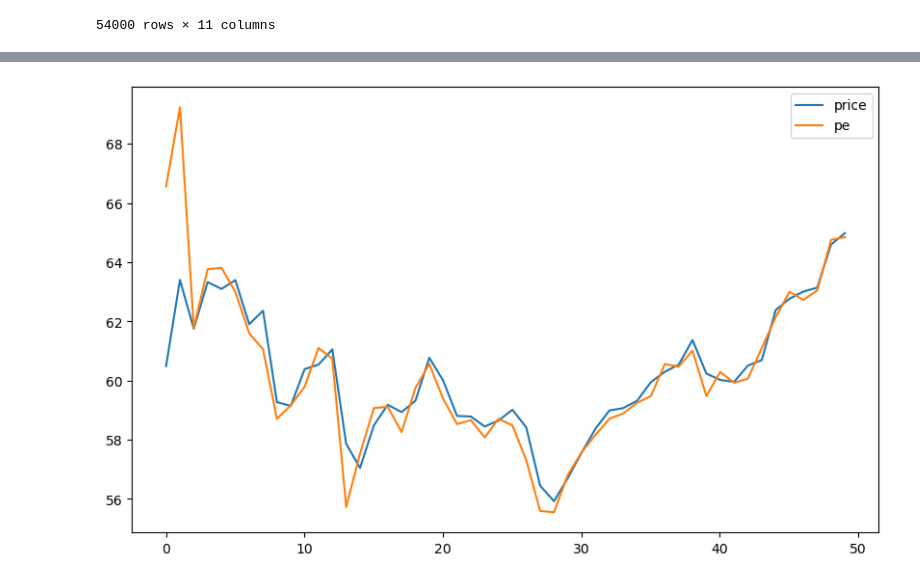
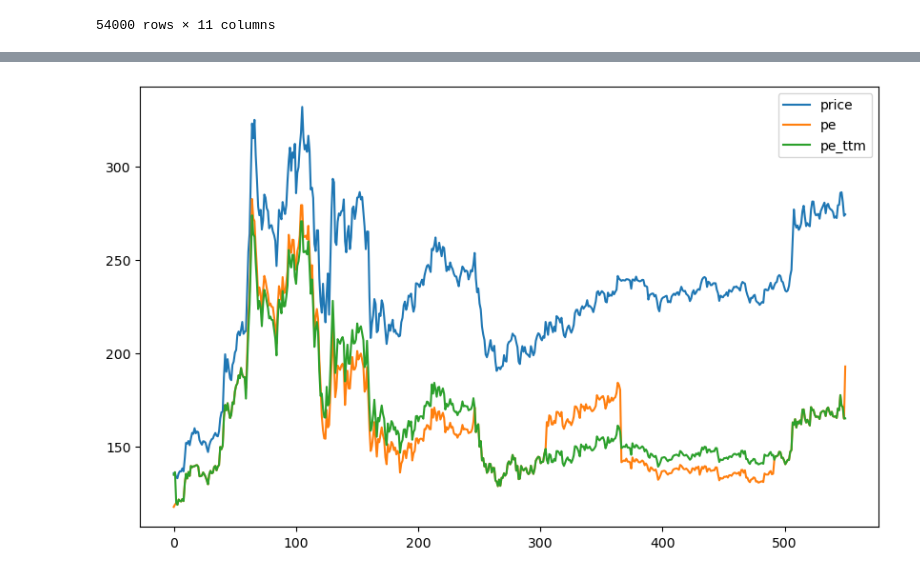
Before and after one commit to owen8877/qids-2023-comp, a Jupyter notebook: playground/all_in_ethereum/earning.ipynb, the cells around one changed output, grey strips where cells are left out. Cells and saved outputs as stored; diff of their text form; code cells hidden in the pictures.

```diff
--- a/playground/all_in_ethereum/earning.ipynb
+++ b/playground/all_in_ethereum/earning.ipynb
@@ -21,10 +21,3 @@ df
 |  | 52 | 0.6358 | 7556.0 | 28.5368 | 28.5368 | 5.6946 | 3.6566 | -573.3135 | 28.328126 | ... |
 |  | 53 | 1.0683 | 6467.0 | 10.6152 | 10.6152 | 1.9889 | 0.4059 | 134.0916 | 9.935985 | ... |
 54000 rows × 11 columns
-# %%
-df_price = df['avg_price']
-df_pe = df['pe']
-df_pe_ttm = df['pe_ttm']
-"""get the rows with asset equal to 0"""
-a = df_pe[df_pe.index.get_level_values('asset') == 0].to_numpy()
-a
@@ -49,22 +24,23 @@ array([  32.3029,   31.2498,   23.3887,   23.9187,   25.9119,   25.5778,
 # %%
 import matplotlib.pyplot as plt
 %matplotlib inline
 
-def plot_price_pe(df_price, df_pe, asset, start, end, m1, m2):
+def plot_price_pe(df, asset, start, end, m1, m2):
+    df_price = df['avg_price']
+    df_pe = df['pe']
+    df_pe_ttm = df['pe_ttm']
     a = df_price[df_price.index.get_level_values('asset') == asset].to_numpy()
     b = df_pe[df_pe.index.get_level_values('asset') == asset].to_numpy()
+    c = df_pe_ttm[df_pe_ttm.index.get_level_values('asset') == asset].to_numpy()
     x = np.linspace(0, len(a), len(a))
     plt.figure(figsize=(10, 6))
-    """rescale the price and pe to make them comparable"""
-
     plt.plot(x[start:end], a[start:end] * m1, label='price')
     plt.plot(x[start:end], b[start:end] * m2, label='pe')
+    plt.plot(x[start:end], c[start:end] * m2, label='pe_ttm')
     plt.legend()
     plt.show()
-
-
     return None
 
-plot_price_pe(df_price, df_pe, 12, 0, 50, 10, 5)
+plot_price_pe(df, 11, start = 0, end = 550, m1 = 10, m2 = 5)
 # %% [output]
-[figure, old version]
+[figure, new version]
```
Also changed, not shown: parts of 3 cells of this notebook.
